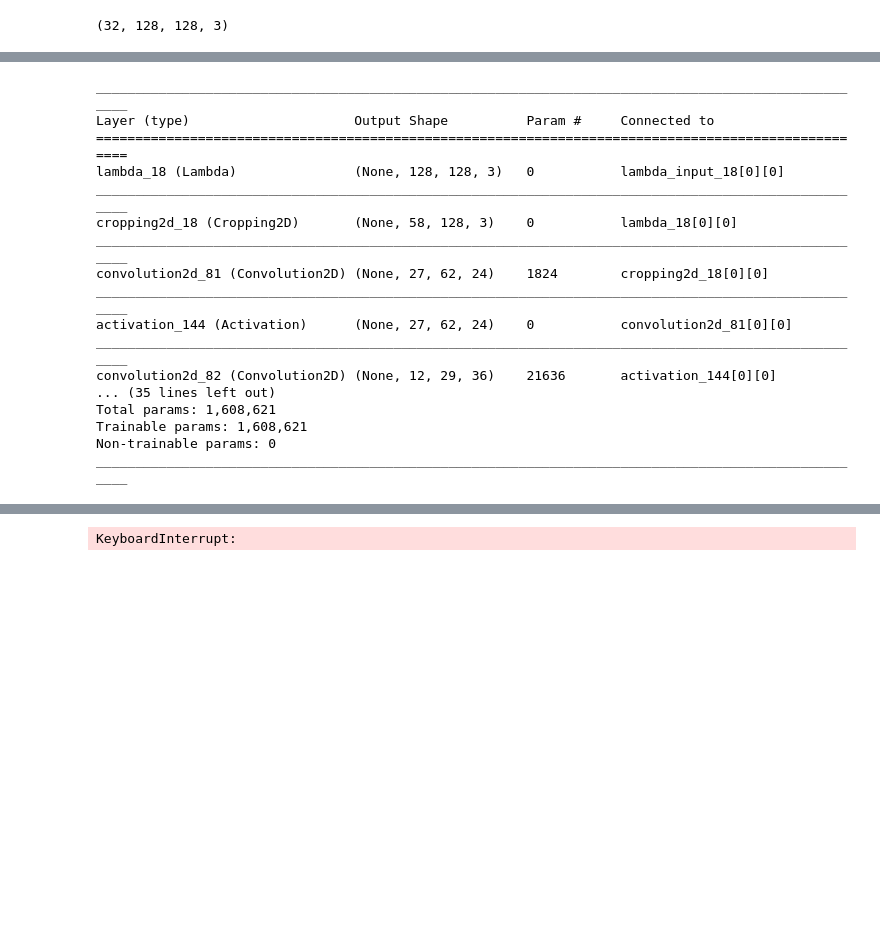
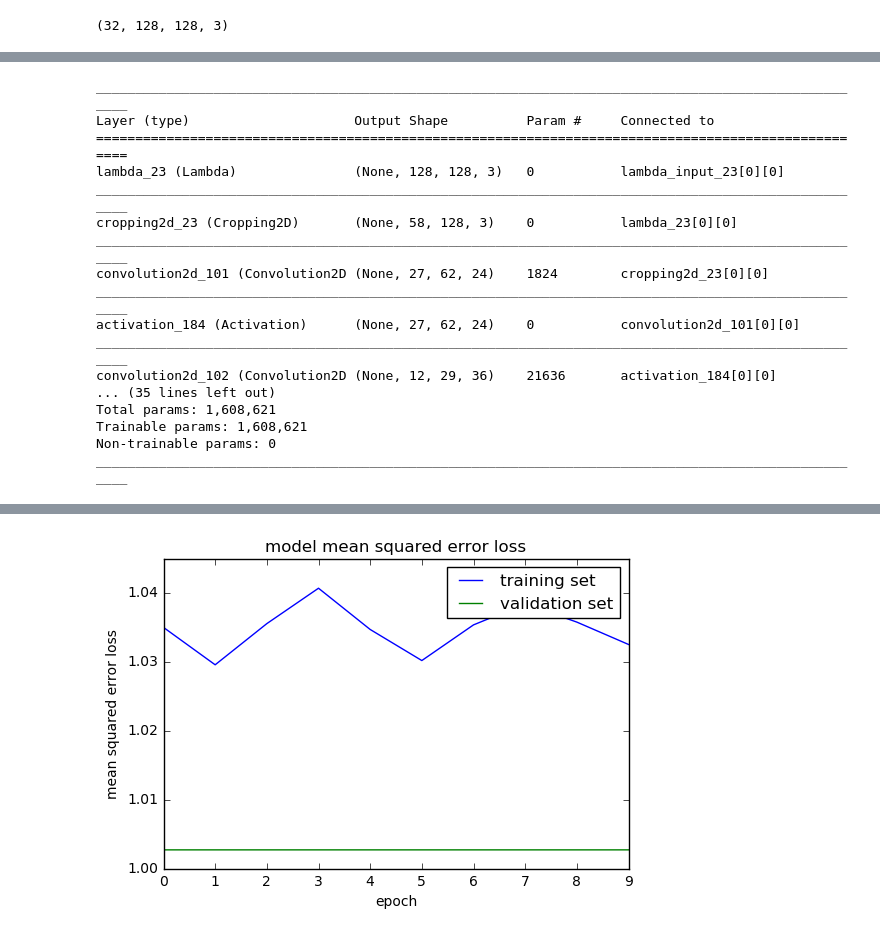
Before and after one commit to robroooh/CarND-Behavioral-Cloning-P3, a Jupyter notebook: behavioral_cloning.ipynb, the cells around one changed output, grey strips where cells are left out. Saved outputs shown, nothing was run; the diff lists cells and outputs as text; code cells hidden in the pictures; blank space fills up the shorter version.

```diff
--- a/behavioral_cloning.ipynb
+++ b/behavioral_cloning.ipynb
@@ -81,6 +82,8 @@ a=np.asarray(Image.open(path + df['center'][0].strip()))
 # %%
 import warnings
 warnings.filterwarnings("ignore")
+# %%
+resized = my_resize(a)
 # %%
 fig, axs = plt.subplots(1,4, figsize=(10, 10))
 axs = axs.ravel()
@@ -232,9 +317,9 @@ def generator(samples, batch_size=32):
 
                     # read in images from center, left and right cameras
                     path = "data/" # fill in the path to your training IMG directory
-                    img_center = np.asarray(Image.open(path + batch_sample[0].strip()))
-                    img_left = np.asarray(Image.open(path + batch_sample[1].strip()))
-                    img_right = np.asarray(Image.open(path + batch_sample[2].strip()))
+                    img_center = my_resize(np.asarray(Image.open(path + batch_sample[0].strip())))
+                    img_left = my_resize(np.asarray(Image.open(path + batch_sample[1].strip())))
+                    img_right = my_resize(np.asarray(Image.open(path + batch_sample[2].strip())))
 
                     processed_img_center = process_image(img_center)
                     processed_img_left = process_image(img_left)
@@ -248,22 +333,22 @@ def generator(samples, batch_size=32):
                     steering_angles.extend([steering_center, steering_left, steering_right])
 
                     # DO THE FLIP
-                    img_center_flip = flipping(img_center)
-                    img_left_flip = flipping(img_left)
-                    img_right_flip = flipping(img_right)
+#                     img_center_flip = flipping(img_center)
+#                     img_left_flip = flipping(img_left)
+#                     img_right_flip = flipping(img_right)
 
                     processed_img_center_flip = flipping(processed_img_center)
                     processed_img_left_flip = flipping(processed_img_left)
                     processed_img_right_flip = flipping(processed_img_right)
 
-                    # FLIP DA ANGLE
+#                     # FLIP DA ANGLE
                     steering_center_flip = -steering_center
                     steering_left_flip = -steering_left
                     steering_right_flip = -steering_right
 
                     # Append to the list
-                    car_images.extend([img_center_flip, img_left_flip, img_right_flip])
-                    steering_angles.extend([steering_center_flip, steering_left_flip, steering_right_flip])
+#                     car_images.extend([img_center_flip, img_left_flip, img_right_flip])
+#                     steering_angles.extend([steering_center_flip, steering_left_flip, steering_right_flip])
 
                     car_images.extend([processed_img_center_flip, processed_img_left_flip, processed_img_right_flip])
                     steering_angles.extend([steering_center_flip, steering_left_flip, steering_right_flip])
@@ -349,15 +434,15 @@ model.summary()
 ____________________________________________________________________________________________________
 Layer (type)                     Output Shape          Param #     Connected to
 ====================================================================================================
-lambda_18 (Lambda)               (None, 128, 128, 3)   0           lambda_input_18[0][0]
+lambda_23 (Lambda)               (None, 128, 128, 3)   0           lambda_input_23[0][0]
 ____________________________________________________________________________________________________
-cropping2d_18 (Cropping2D)       (None, 58, 128, 3)    0           lambda_18[0][0]
+cropping2d_23 (Cropping2D)       (None, 58, 128, 3)    0           lambda_23[0][0]
 ____________________________________________________________________________________________________
-convolution2d_81 (Convolution2D) (None, 27, 62, 24)    1824        cropping2d_18[0][0]
+convolution2d_101 (Convolution2D (None, 27, 62, 24)    1824        cropping2d_23[0][0]
 ____________________________________________________________________________________________________
-activation_144 (Activation)      (None, 27, 62, 24)    0           convolution2d_81[0][0]
+activation_184 (Activation)      (None, 27, 62, 24)    0           convolution2d_101[0][0]
 ____________________________________________________________________________________________________
-convolution2d_82 (Convolution2D) (None, 12, 29, 36)    21636       activation_144[0][0]
+convolution2d_102 (Convolution2D (None, 12, 29, 36)    21636       activation_184[0][0]
 ... (35 lines left out)
 Total params: 1,608,621
 Trainable params: 1,608,621
@@ -368,10 +453,10 @@ import matplotlib.pyplot as plt
 
 model.compile(loss='mse', optimizer='adam')
 
-history_object = model.fit_generator(validation_generator, samples_per_epoch =
+history_object = model.fit_generator(train_generator, samples_per_epoch =
     len(train_samples), validation_data =
     validation_generator,
-    nb_val_samples = len(validation_samples)*4,
+    nb_val_samples = len(validation_samples),
     nb_epoch=10, verbose=1)
 
 ### print the keys contained in the history object
@@ -390,3 +491,3 @@ Epoch 1/10
-KeyboardInterrupt:
+[figure, added]
 # %%
 model.save('model5.h5')
```
Also changed, not shown: parts of 6 cells of this notebook.
